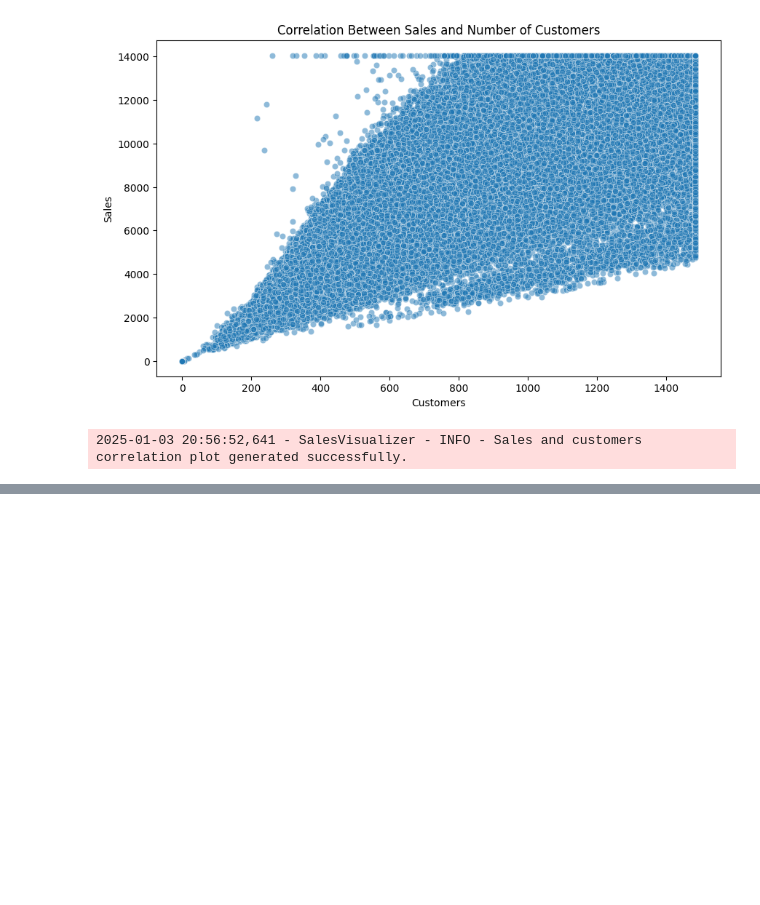
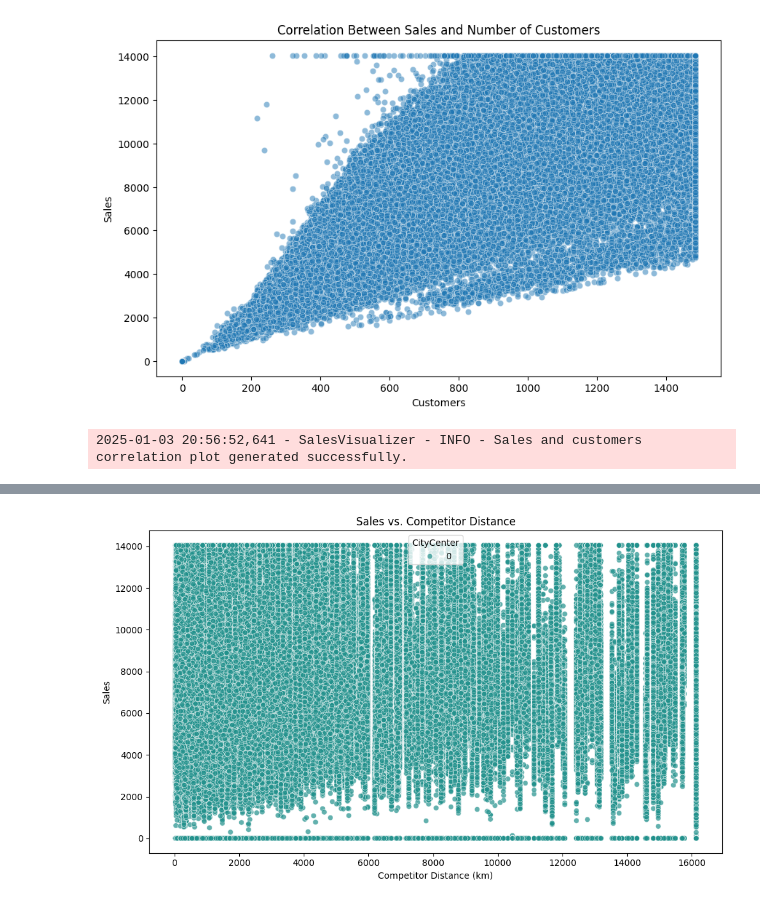
Before and after one commit to b-sam16/Rossmann-Sales-Forecasting, a Jupyter notebook: notebooks/eda.ipynb, the cells around one changed output, grey strips where cells are left out. Cells and saved outputs as stored; diff of their text form; code cells hidden in the pictures; blank space fills up the shorter version.

```diff
--- a/notebooks/eda.ipynb
+++ b/notebooks/eda.ipynb
@@ -313,0 +358,5 @@ visualizer.sales_customer_correlation()
+# %%
+
+# Visualize the impact of competitor distance on sales
+visualizer.competitor_distance_sales_impact()
+# %% [output]
@@ -313,0 +364 @@ visualizer.sales_customer_correlation()
+[figure, added]
```
Also changed, not shown: parts of 15 cells of this notebook, 1 other file.
